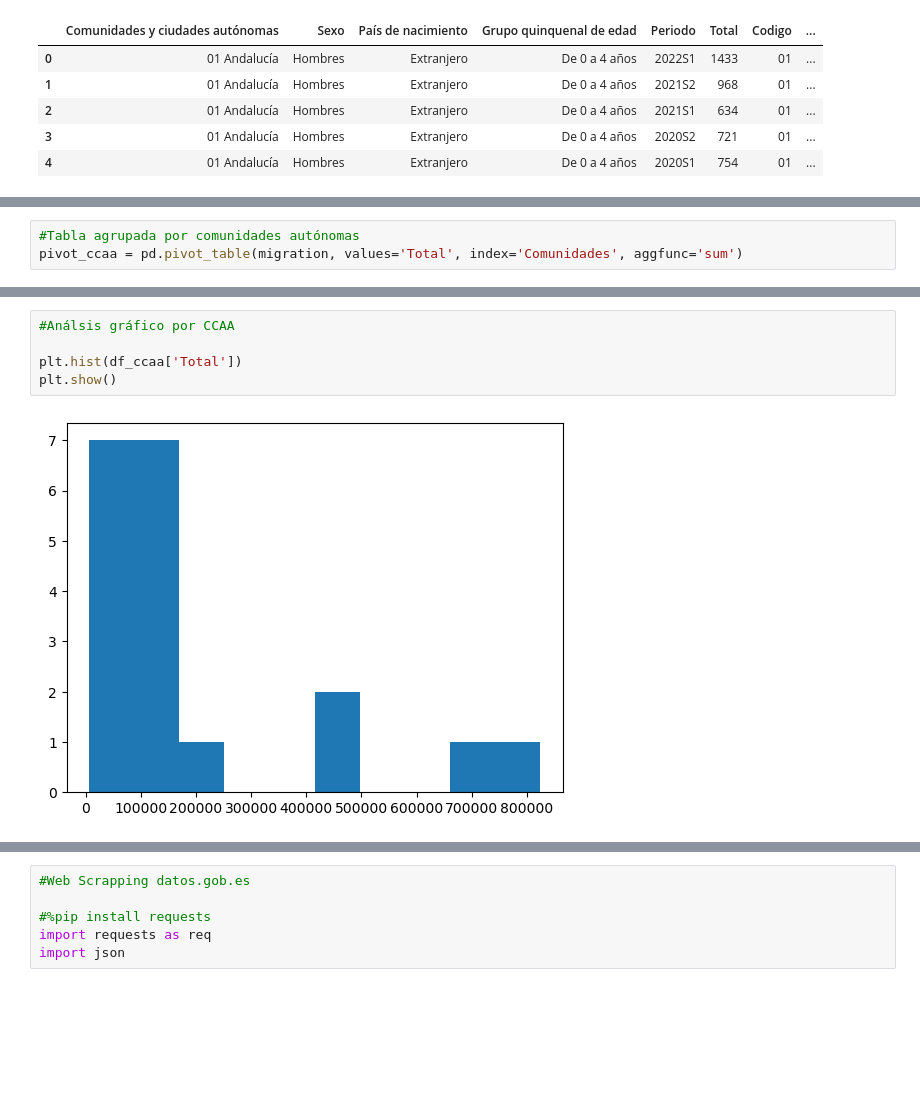
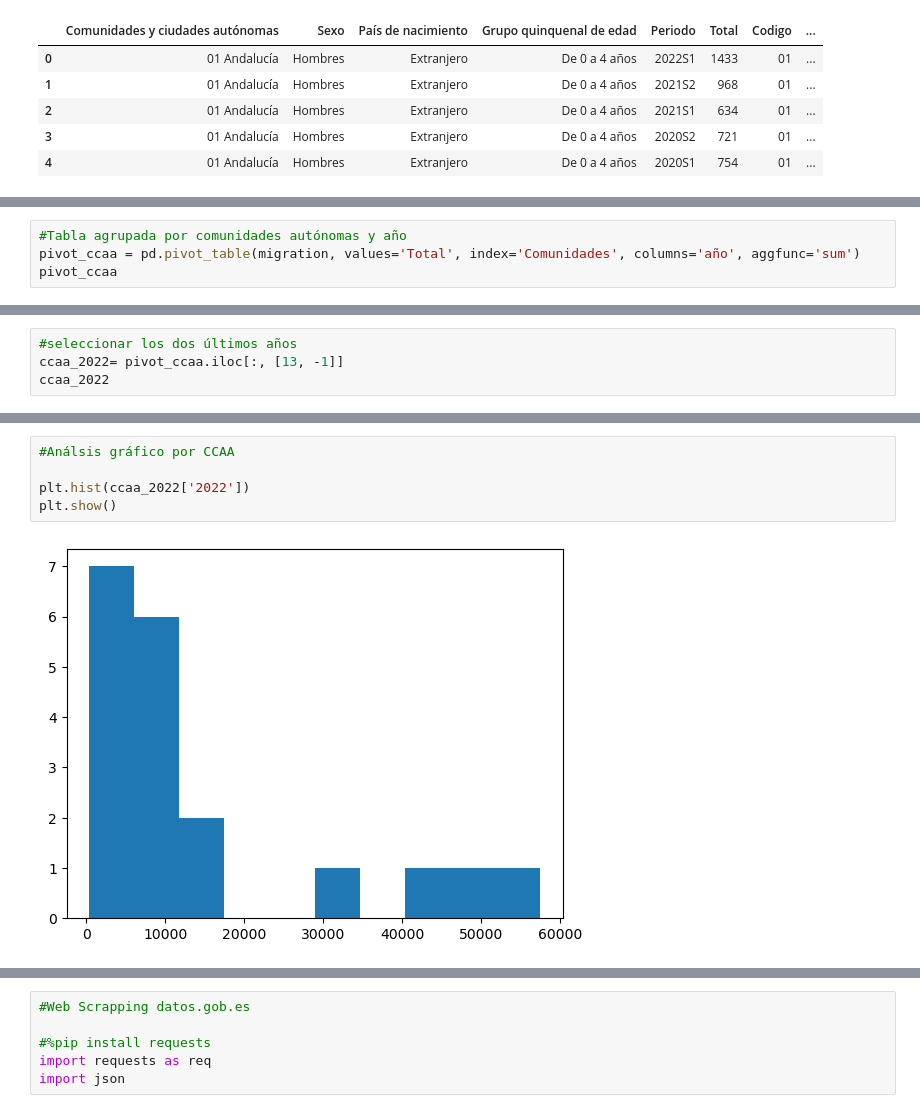
Before and after one commit to monicaclaros/ETL_P4, a Jupyter notebook: principal.ipynb, the cells around one changed output, grey strips where cells are left out. Saved outputs shown, nothing was run; the diff lists cells and outputs as text; blank space fills up the shorter version.

```diff
--- a/principal.ipynb
+++ b/principal.ipynb
@@ -117,3 +130,4 @@ df_2022
 # %%
-#Tabla agrupada por comunidades autónomas
-pivot_ccaa = pd.pivot_table(migration, values='Total', index='Comunidades', aggfunc='sum')
+#Tabla agrupada por comunidades autónomas y año
+pivot_ccaa = pd.pivot_table(migration, values='Total', index='Comunidades', columns='año', aggfunc='sum')
+pivot_ccaa
@@ -142,0 +153,4 @@ df_ccaa.sort_values(by='Total', ascending=False)
+# %%
+#seleccionar los dos últimos años
+ccaa_2022= pivot_ccaa.iloc[:, [13, -1]]
+ccaa_2022
@@ -143,8 +176,8 @@ df_ccaa.sort_values(by='Total', ascending=False)
 # %%
 #Análsis gráfico por CCAA
 
-plt.hist(df_ccaa['Total'])
+plt.hist(ccaa_2022['2022'])
 plt.show()
 # %% [output]
-[figure, old version]
+[figure, new version]
 # %%
```
Also changed, not shown: parts of 17 cells of this notebook.
